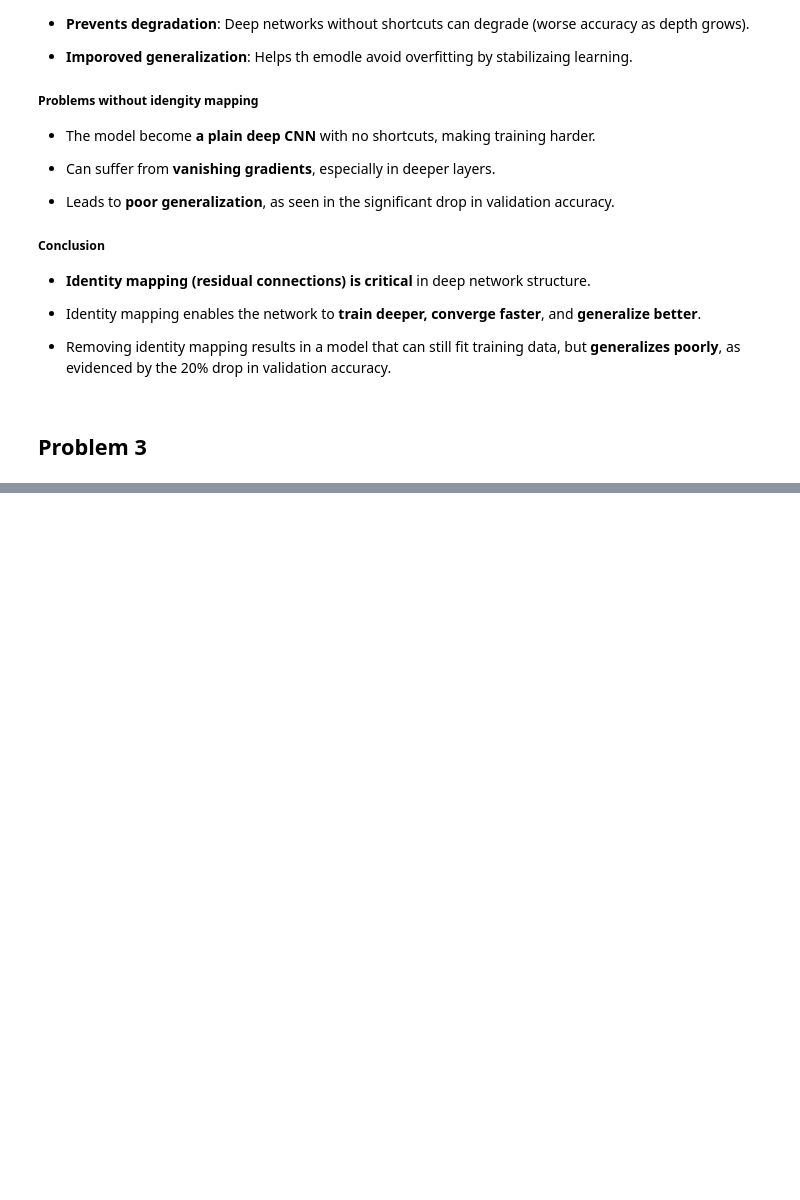
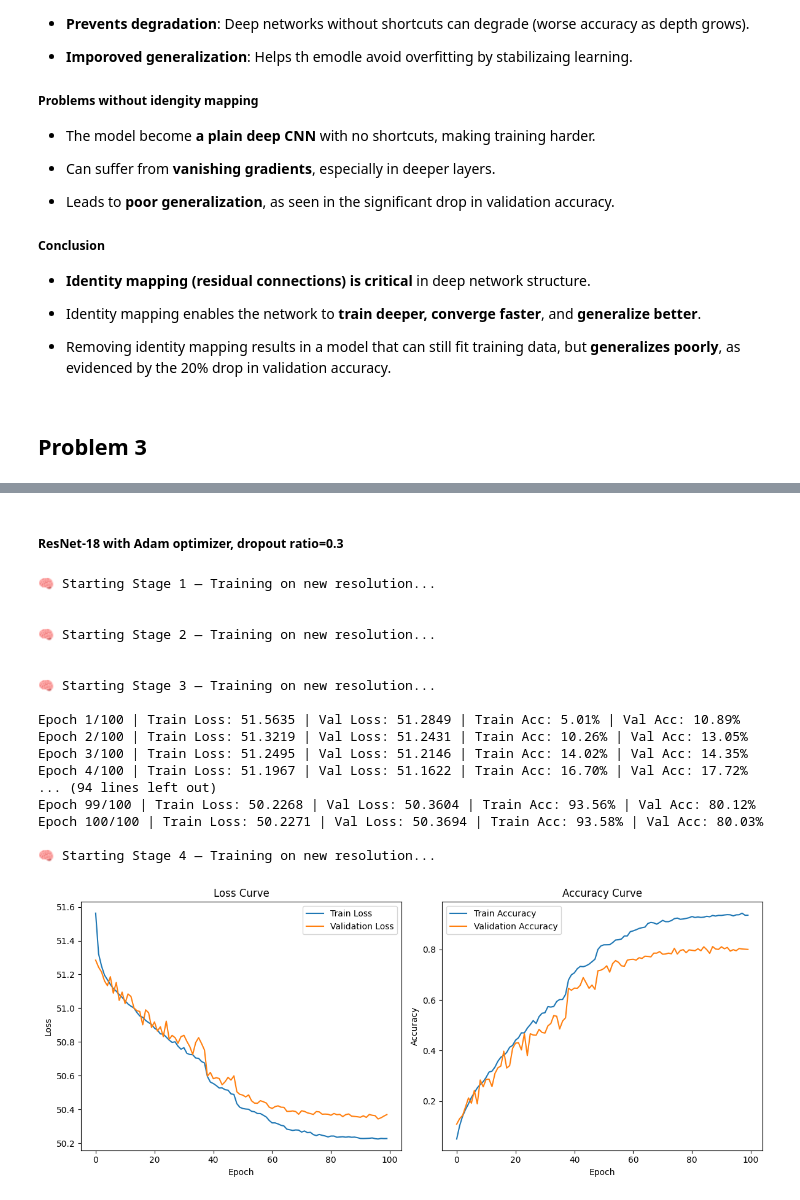
Before and after one commit to wilbur1240/dl-2025-spring, a Jupyter notebook: DL_HW1/hw1_110511177.ipynb, the cells around one changed output, grey strips where cells are left out. Cells and saved outputs as stored; diff of their text form; code cells hidden in the pictures; blank space fills up the shorter version.

```diff
--- a/DL_HW1/hw1_110511177.ipynb
+++ b/DL_HW1/hw1_110511177.ipynb
@@ -1597,0 +1762,25 @@ Epoch 100/100 | Train Loss: 0.0020 | Val Loss: 1.5139 | Train Acc: 99.98% | Val
+# %% [markdown]
+##### ResNet-18 with Adam optimizer, dropout ratio=0.3
+# %%
+train_losses, val_losses, train_accs, val_accs = train_curriculum(model, criterion, optimizer, epochs_per_stage=[0, 0, 100, 0])
+
+plot_learning_curves(train_losses, val_losses, train_accs, val_accs)
+# %% [output]
+🧠 Starting Stage 1 — Training on new resolution...
+
+
+🧠 Starting Stage 2 — Training on new resolution...
+
+
+🧠 Starting Stage 3 — Training on new resolution...
+
+Epoch 1/100 | Train Loss: 51.5635 | Val Loss: 51.2849 | Train Acc: 5.01% | Val Acc: 10.89%
+Epoch 2/100 | Train Loss: 51.3219 | Val Loss: 51.2431 | Train Acc: 10.26% | Val Acc: 13.05%
+Epoch 3/100 | Train Loss: 51.2495 | Val Loss: 51.2146 | Train Acc: 14.02% | Val Acc: 14.35%
+Epoch 4/100 | Train Loss: 51.1967 | Val Loss: 51.1622 | Train Acc: 16.70% | Val Acc: 17.72%
+... (94 lines left out)
+Epoch 99/100 | Train Loss: 50.2268 | Val Loss: 50.3604 | Train Acc: 93.56% | Val Acc: 80.12%
+Epoch 100/100 | Train Loss: 50.2271 | Val Loss: 50.3694 | Train Acc: 93.58% | Val Acc: 80.03%
+
+🧠 Starting Stage 4 — Training on new resolution...
+[figure, added]
```
Also changed, not shown: parts of 40 cells of this notebook.
